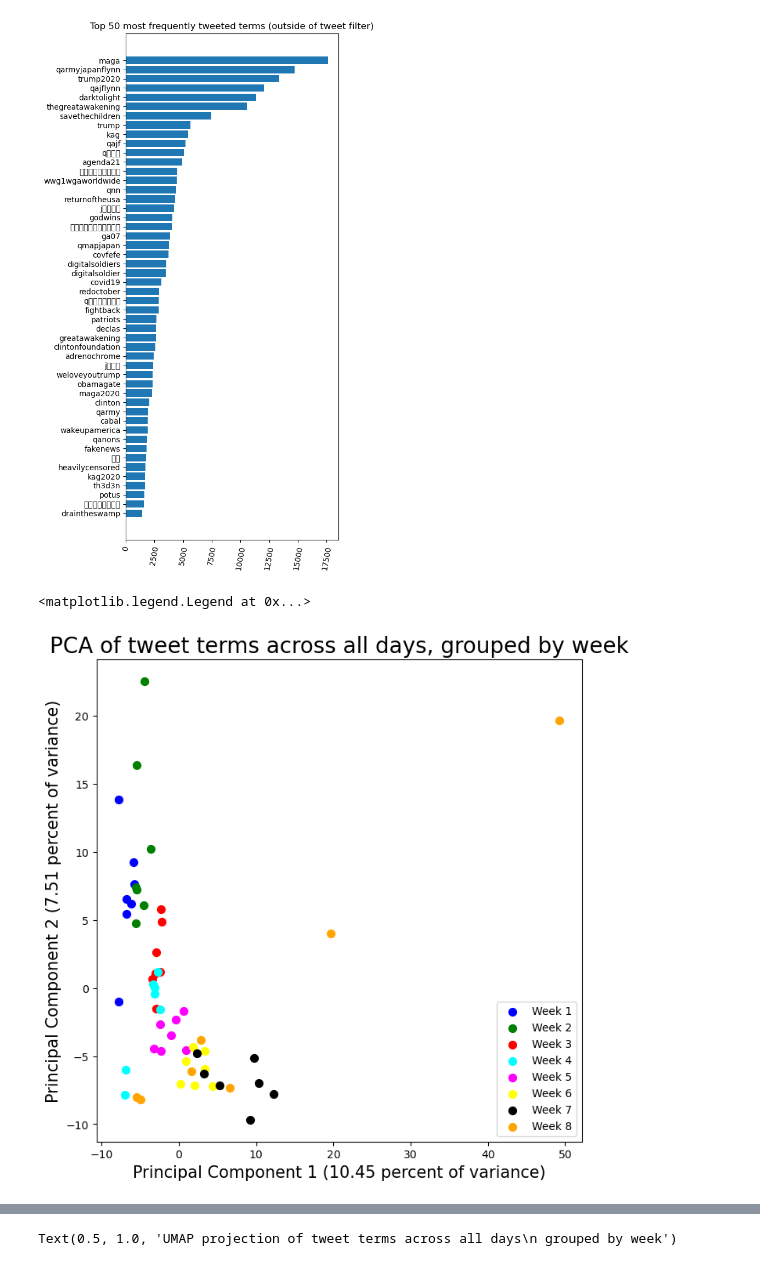
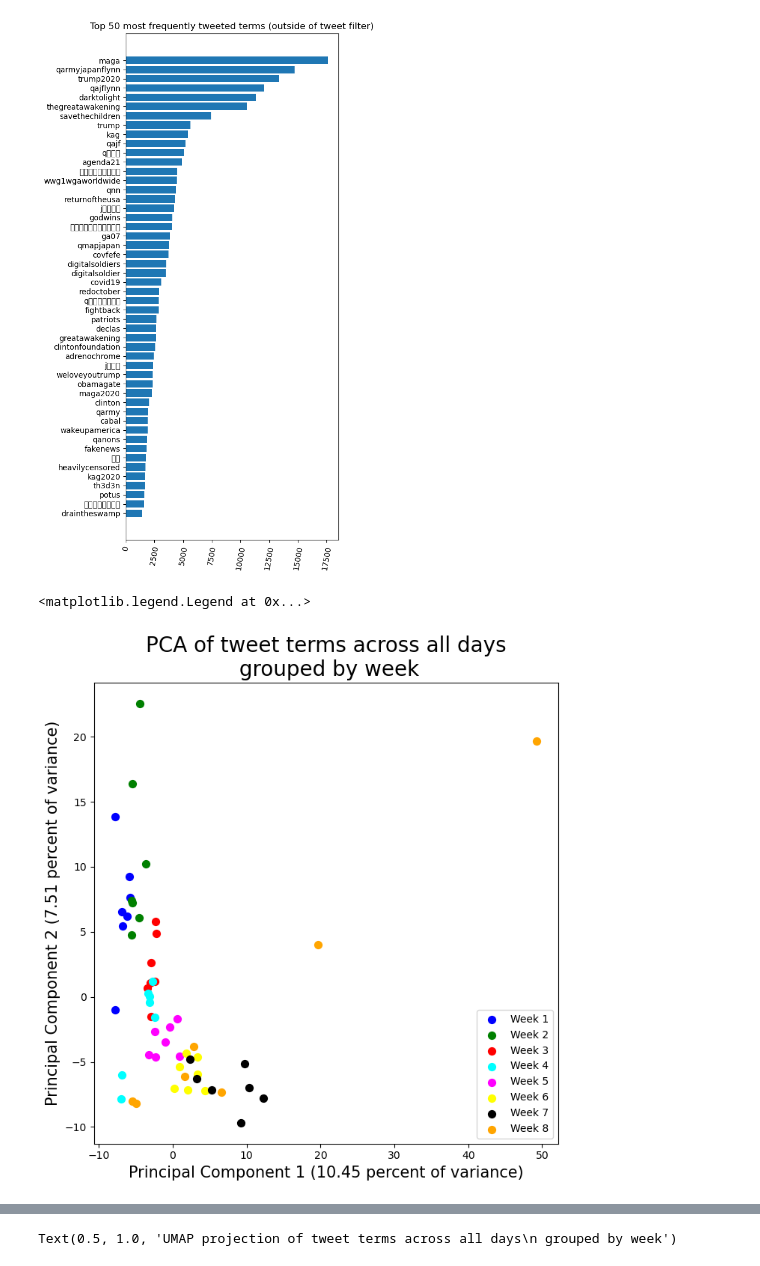
Before and after one commit to Cam-Baker/Qanon-Analytics, a Jupyter notebook: Notebooks/Hashtag_Associations.ipynb, the cells around one changed output, grey strips where cells are left out. Drawn from its saved outputs; the diff is of its cells as text; code cells hidden in the pictures.

```diff
--- a/Notebooks/Hashtag_Associations.ipynb
+++ b/Notebooks/Hashtag_Associations.ipynb
@@ -199,32 +199,32 @@ plt.rcParams.update(plt.rcParamsDefault)
 list(term_dict_sorted_dict.keys())
 
 hashtag_df = hashtag_df.loc[:,list(term_dict_sorted_dict.keys())+["tweet_week"]]
 
 hashtag_df.head()
 
 tweet_colnames = hashtag_df.columns[:-1]
 pca_values = hashtag_df.loc[:,tweet_colnames]
 pca_target = hashtag_df.loc[:,['tweet_week']]
 
 pca_values = StandardScaler().fit_transform(pca_values)
 
 pca = PCA(n_components=2)
 principalComponents = pca.fit_transform(pca_values)
 pca_df = pd.DataFrame(data = principalComponents, columns = ['principal component 1', 'principal component 2'])
 pca_df.index = pca_target.index
 pca_df = pd.concat([pca_df,pca_target[['tweet_week']]], axis = 1)
 
 fig = plt.figure(figsize = (8,8))
 ax = fig.add_subplot(1,1,1)
 ax.set_xlabel('Principal Component 1 (%s percent of variance)'%(round(pca.explained_variance_ratio_[0]*100,2)), fontsize = 15)
 ax.set_ylabel('Principal Component 2 (%s percent of variance)'%(round(pca.explained_variance_ratio_[1]*100,2)), fontsize = 15)
-ax.set_title('PCA of tweet terms across all days, grouped by week', fontsize = 20)
+ax.set_title('PCA of tweet terms across all days\n grouped by week', fontsize = 20)
 targets = ['Week 1','Week 2','Week 3','Week 4','Week 5','Week 6','Week 7','Week 8']
 colors = ['blue', 'green', 'red','cyan','magenta','yellow','black','orange']
 for target, color in zip(targets,colors):
     indicesToKeep = pca_df['tweet_week'] == target
     ax.scatter(pca_df.loc[indicesToKeep, 'principal component 1'], pca_df.loc[indicesToKeep, 'principal component 2'], c = color, s = 50)
 ax.legend(targets)
 # %% [output]
 <matplotlib.legend.Legend at 0x...>
-[figure, old version]
+[figure, new version]
```
Also changed, not shown: parts of 2 cells of this notebook.
